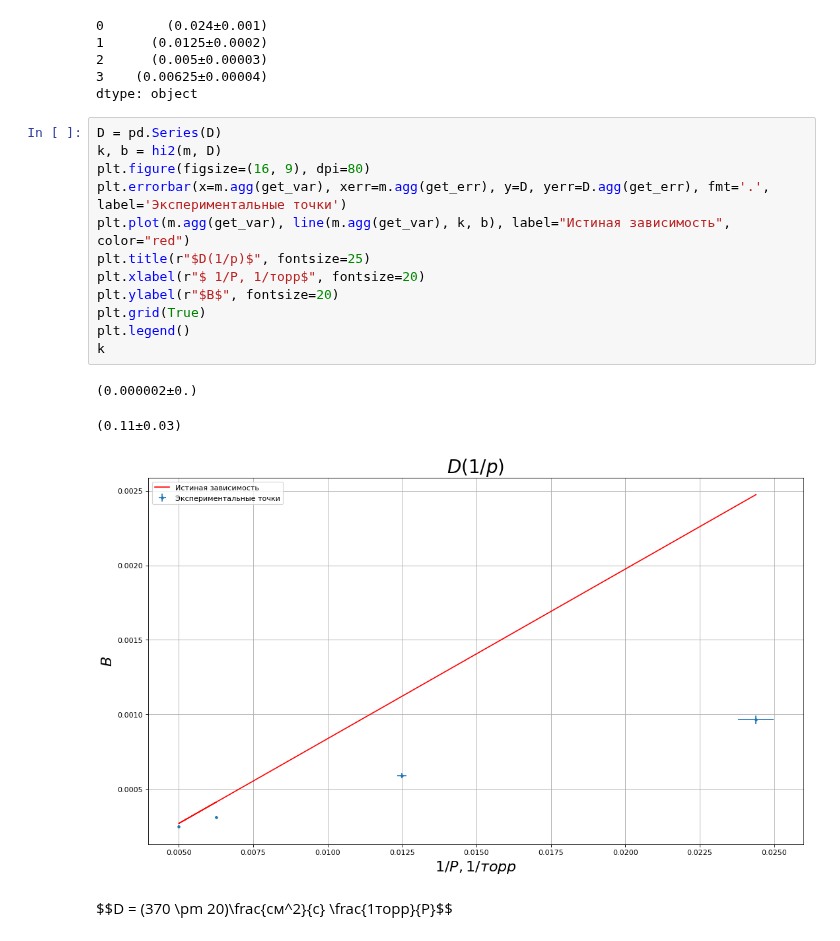
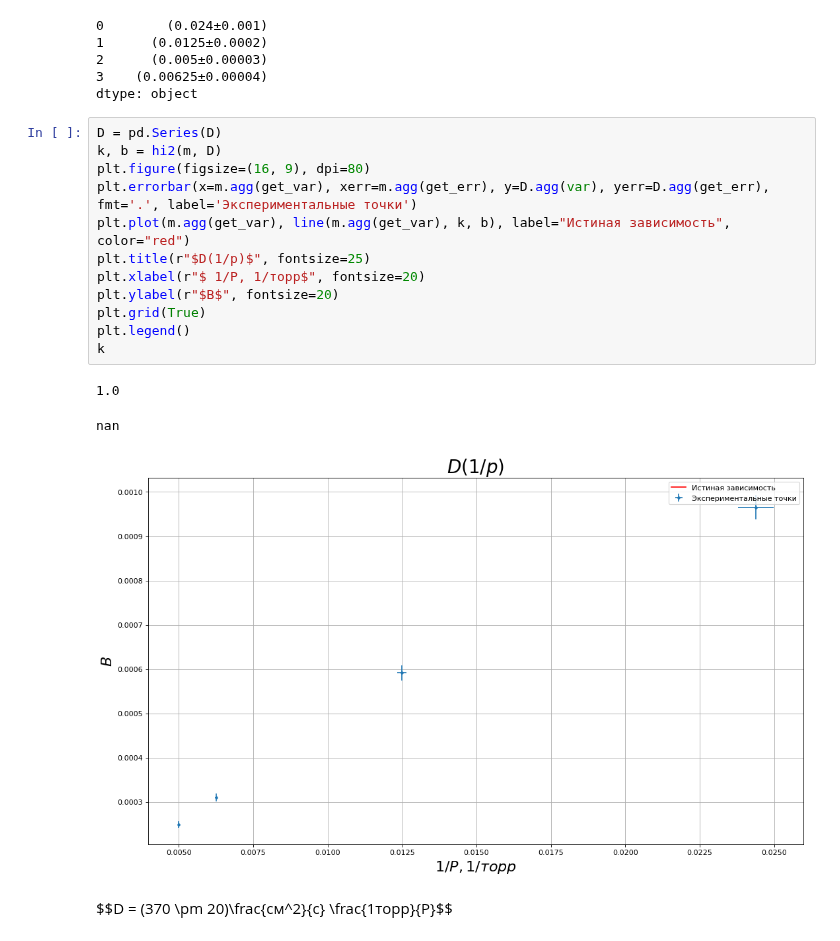
Before and after one commit to skolkovo-bba/labs3, a Jupyter notebook: 2.2.1/2.1.1наша.ipynb, the cells around one changed output. Saved outputs shown, nothing was run; the diff lists cells and outputs as text.

```diff
--- a/2.2.1/2.1.1наша.ipynb
+++ b/2.2.1/2.1.1наша.ipynb
@@ -153,19 +153,19 @@ dtype: object
 # %%
 D = pd.Series(D)
 k, b = hi2(m, D)
 plt.figure(figsize=(16, 9), dpi=80)
-plt.errorbar(x=m.agg(get_var), xerr=m.agg(get_err), y=D, yerr=D.agg(get_err), fmt='.', label='Экспериментальные точки')
+plt.errorbar(x=m.agg(get_var), xerr=m.agg(get_err), y=D.agg(var), yerr=D.agg(get_err), fmt='.', label='Экспериментальные точки')
 plt.plot(m.agg(get_var), line(m.agg(get_var), k, b), label="Истиная зависимость", color="red")
 plt.title(r"$D(1/p)$", fontsize=25)
 plt.xlabel(r"$ 1/P, 1/торр$", fontsize=20)
 plt.ylabel(r"$В$", fontsize=20)
 plt.grid(True)
 plt.legend()
 k
 # %% [output]
-(0.000002±0.)
+1.0
-(0.11±0.03)
+nan
-[figure, old version]
+[figure, new version]
 # %% [markdown]
 $$D = (370 \pm 20)\frac{см^2}{с} \frac{1торр}{P}\$$
 # %% [markdown]
```
Also changed, not shown: 1 other file.
